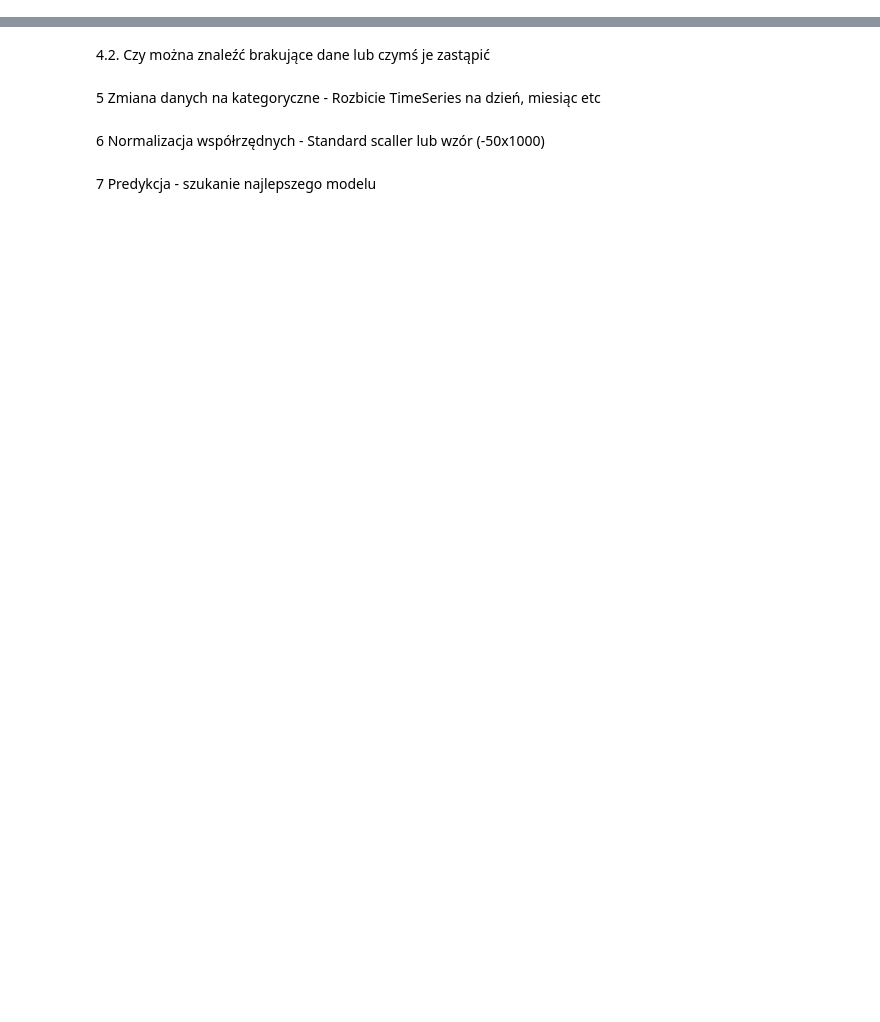
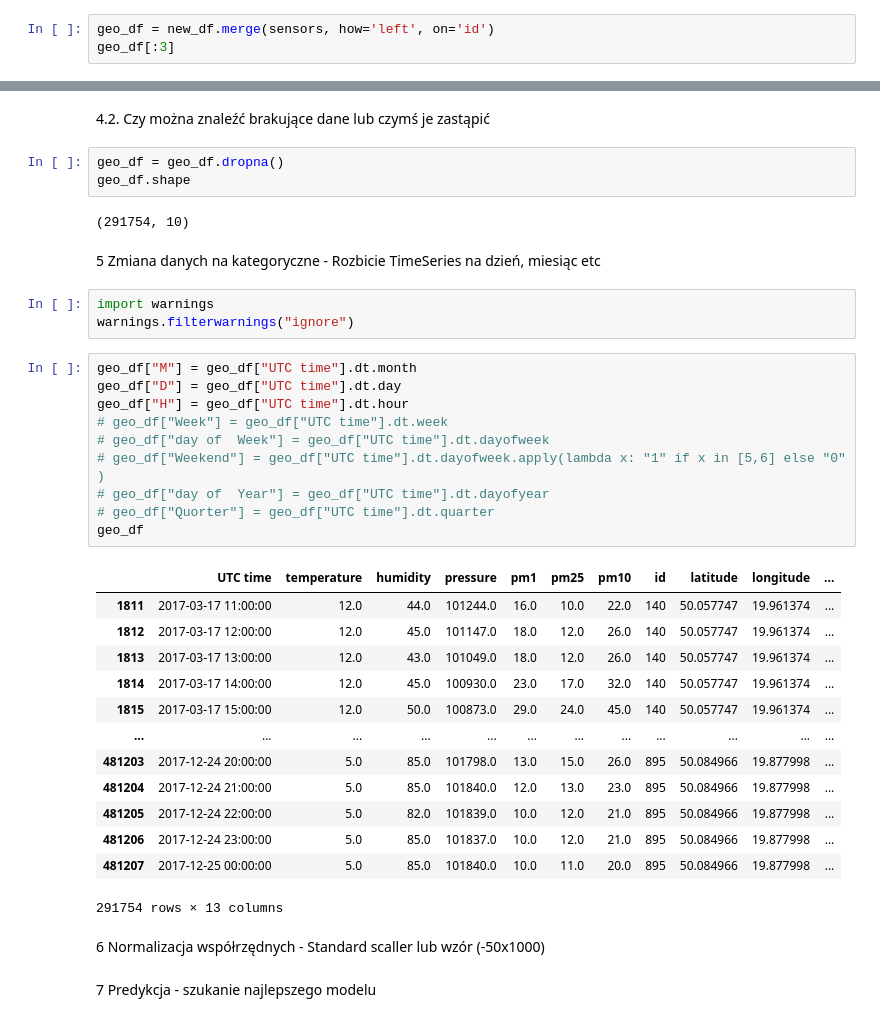
Before and after one commit to ciepielajan/SDA_SMOG_Wawelski, a Jupyter notebook: Jan/SDA_2021_04_11_Projekt_koncowy.ipynb, the cells around one changed output, grey strips where cells are left out. Drawn from its saved outputs; the diff is of its cells as text; blank space fills up the shorter version.

```diff
--- a/Jan/SDA_2021_04_11_Projekt_koncowy.ipynb
+++ b/Jan/SDA_2021_04_11_Projekt_koncowy.ipynb
@@ -133,0 +132,3 @@ new_df[:-3]
+# %%
+geo_df = new_df.merge(sensors, how='left', on='id')
+geo_df[:3]
@@ -138,7 +171,39 @@ new_df[:-3]
 # %% [markdown]
 4.2. Czy można znaleźć brakujące dane lub czymś je zastąpić
+# %%
+geo_df = geo_df.dropna()
+geo_df.shape
+# %% [output]
+(291754, 10)
 # %% [markdown]
 5 Zmiana danych na kategoryczne - Rozbicie TimeSeries na dzień, miesiąc etc
+# %%
+import warnings
+warnings.filterwarnings("ignore")
+# %%
+geo_df["M"] = geo_df["UTC time"].dt.month
+geo_df["D"] = geo_df["UTC time"].dt.day
+geo_df["H"] = geo_df["UTC time"].dt.hour
+# geo_df["Week"] = geo_df["UTC time"].dt.week
+# geo_df["day of  Week"] = geo_df["UTC time"].dt.dayofweek
+# geo_df["Weekend"] = geo_df["UTC time"].dt.dayofweek.apply(lambda x: "1" if x in [5,6] else "0"   )
+# geo_df["day of  Year"] = geo_df["UTC time"].dt.dayofyear
+# geo_df["Quorter"] = geo_df["UTC time"].dt.quarter
+geo_df
+# %% [output]
+|  | UTC time | temperature | humidity | pressure | pm1 | pm25 | pm10 | id | latitude | longitude | ... |
+| 1811 | 2017-03-17 11:00:00 | 12.0 | 44.0 | 101244.0 | 16.0 | 10.0 | 22.0 | 140 | 50.057747 | 19.961374 | ... |
+| 1812 | 2017-03-17 12:00:00 | 12.0 | 45.0 | 101147.0 | 18.0 | 12.0 | 26.0 | 140 | 50.057747 | 19.961374 | ... |
+| 1813 | 2017-03-17 13:00:00 | 12.0 | 43.0 | 101049.0 | 18.0 | 12.0 | 26.0 | 140 | 50.057747 | 19.961374 | ... |
+| 1814 | 2017-03-17 14:00:00 | 12.0 | 45.0 | 100930.0 | 23.0 | 17.0 | 32.0 | 140 | 50.057747 | 19.961374 | ... |
+| 1815 | 2017-03-17 15:00:00 | 12.0 | 50.0 | 100873.0 | 29.0 | 24.0 | 45.0 | 140 | 50.057747 | 19.961374 | ... |
+| ... | ... | ... | ... | ... | ... | ... | ... | ... | ... | ... | ... |
+| 481203 | 2017-12-24 20:00:00 | 5.0 | 85.0 | 101798.0 | 13.0 | 15.0 | 26.0 | 895 | 50.084966 | 19.877998 | ... |
+| 481204 | 2017-12-24 21:00:00 | 5.0 | 85.0 | 101840.0 | 12.0 | 13.0 | 23.0 | 895 | 50.084966 | 19.877998 | ... |
+| 481205 | 2017-12-24 22:00:00 | 5.0 | 82.0 | 101839.0 | 10.0 | 12.0 | 21.0 | 895 | 50.084966 | 19.877998 | ... |
+| 481206 | 2017-12-24 23:00:00 | 5.0 | 85.0 | 101837.0 | 10.0 | 12.0 | 21.0 | 895 | 50.084966 | 19.877998 | ... |
+| 481207 | 2017-12-25 00:00:00 | 5.0 | 85.0 | 101840.0 | 10.0 | 11.0 | 20.0 | 895 | 50.084966 | 19.877998 | ... |
+291754 rows × 13 columns
 # %% [markdown]
 6 Normalizacja współrzędnych - Standard scaller lub wzór (-50x1000)
 # %% [markdown]
```
Also changed, not shown: parts of 21 cells of this notebook.
